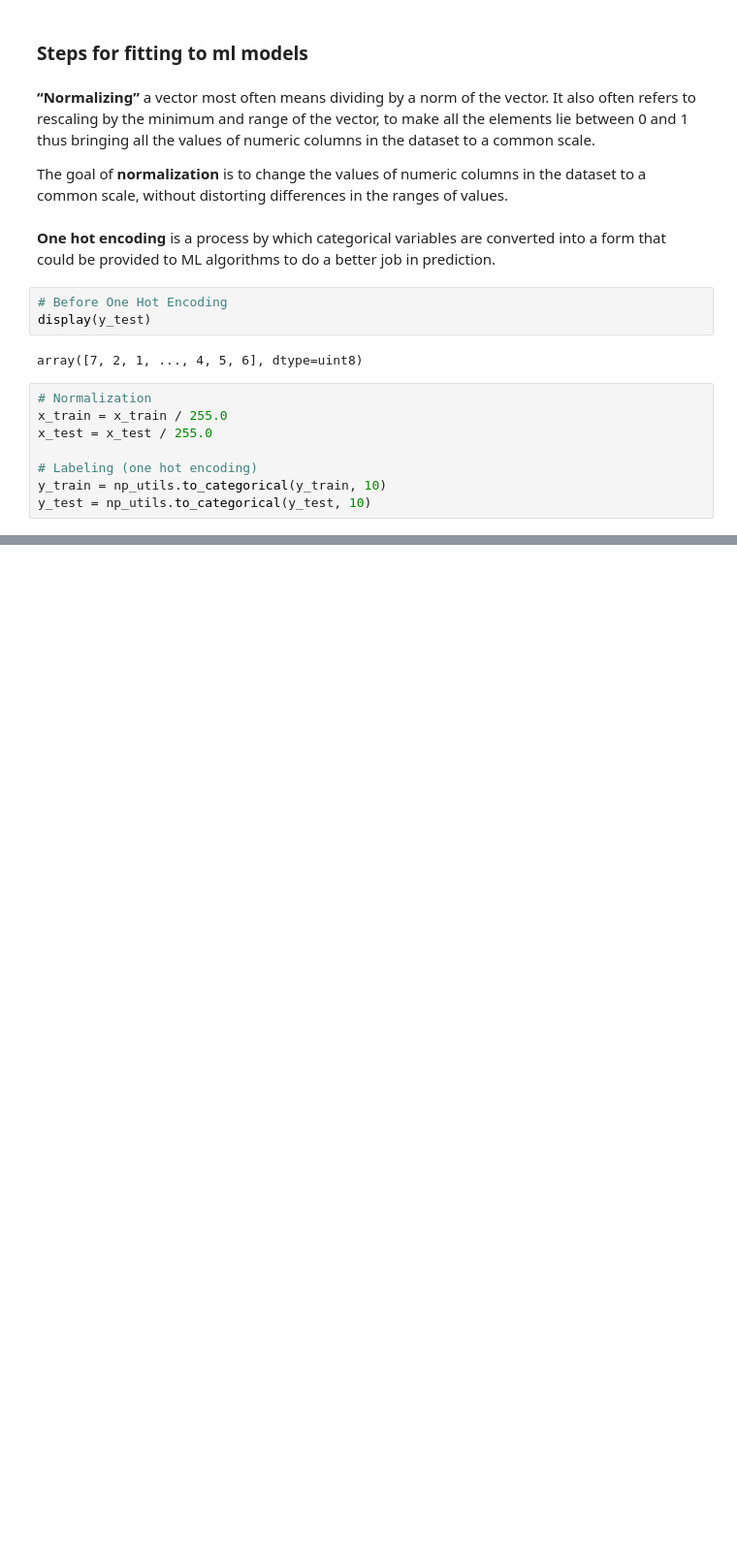
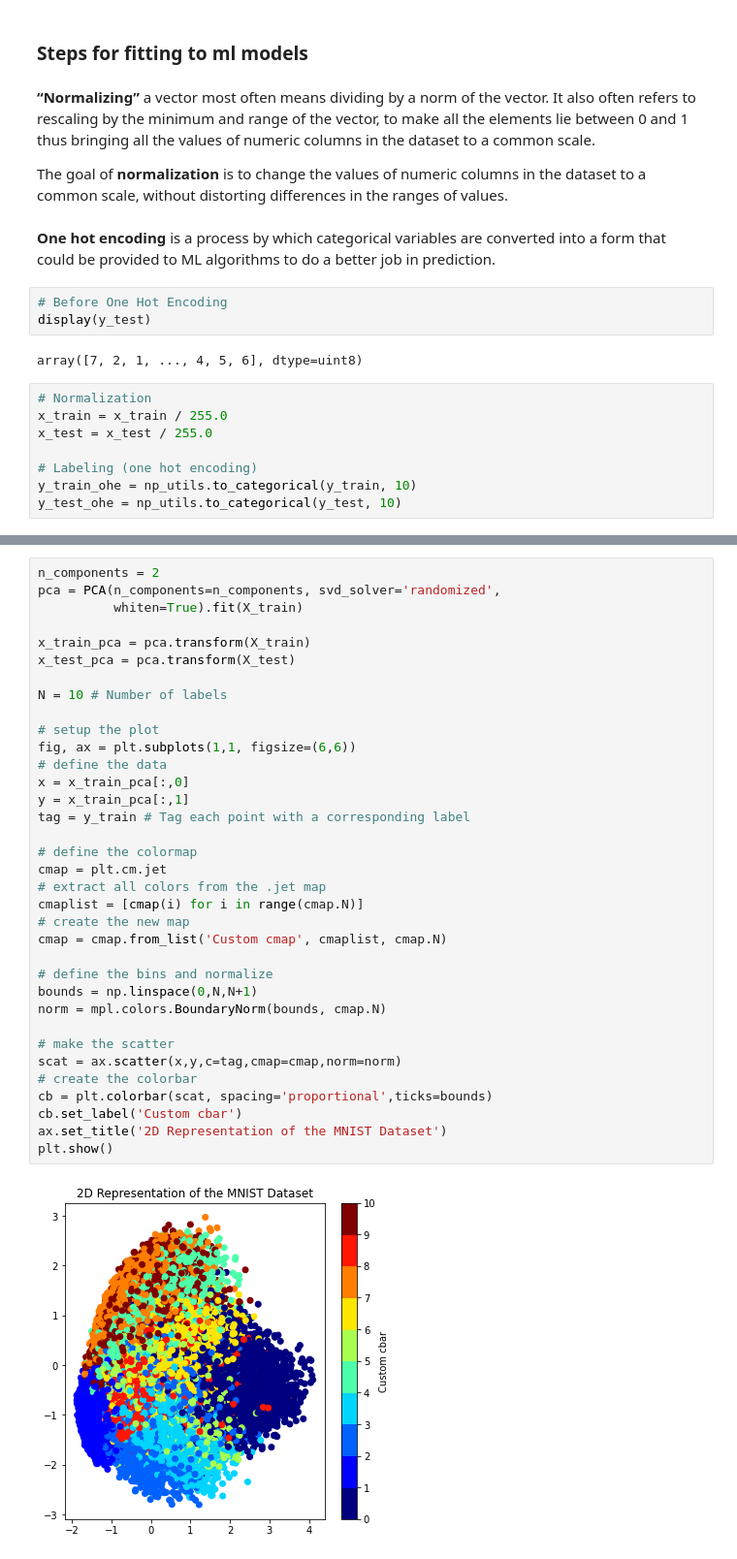
Before and after one commit to GregB712/Multilayer-Perceptron, a Jupyter notebook: MNIST_Digit_Dataset_Analysis.ipynb, the cells around one changed output, grey strips where cells are left out. Shown at 97% size. Cells and saved outputs as stored; diff of their text form; blank space fills up the shorter version.

```diff
--- a/MNIST_Digit_Dataset_Analysis.ipynb
+++ b/MNIST_Digit_Dataset_Analysis.ipynb
@@ -215,8 +218,8 @@ x_train = x_train / 255.0
 x_test = x_test / 255.0
 
 # Labeling (one hot encoding)
-y_train = np_utils.to_categorical(y_train, 10)
-y_test = np_utils.to_categorical(y_test, 10)
+y_train_ohe = np_utils.to_categorical(y_train, 10)
+y_test_ohe = np_utils.to_categorical(y_test, 10)
 # %%
 # After One Hot Encoding
 display(y_test)
@@ -230,0 +296,37 @@ array([[0., 0., 0., ..., 1., 0., 0.],
+# %%
+n_components = 2
+pca = PCA(n_components=n_components, svd_solver='randomized',
+          whiten=True).fit(X_train)
+
+x_train_pca = pca.transform(X_train)
+x_test_pca = pca.transform(X_test)
+
+N = 10 # Number of labels
+
+# setup the plot
+fig, ax = plt.subplots(1,1, figsize=(6,6))
+# define the data
+x = x_train_pca[:,0]
+y = x_train_pca[:,1]
+tag = y_train # Tag each point with a corresponding label
+
+# define the colormap
+cmap = plt.cm.jet
+# extract all colors from the .jet map
+cmaplist = [cmap(i) for i in range(cmap.N)]
+# create the new map
+cmap = cmap.from_list('Custom cmap', cmaplist, cmap.N)
+
+# define the bins and normalize
+bounds = np.linspace(0,N,N+1)
+norm = mpl.colors.BoundaryNorm(bounds, cmap.N)
+
+# make the scatter
+scat = ax.scatter(x,y,c=tag,cmap=cmap,norm=norm)
+# create the colorbar
+cb = plt.colorbar(scat, spacing='proportional',ticks=bounds)
+cb.set_label('Custom cbar')
+ax.set_title('2D Representation of the MNIST Dataset')
+plt.show()
+# %% [output]
+[figure, added]
```
Also changed, not shown: parts of 9 cells of this notebook.
